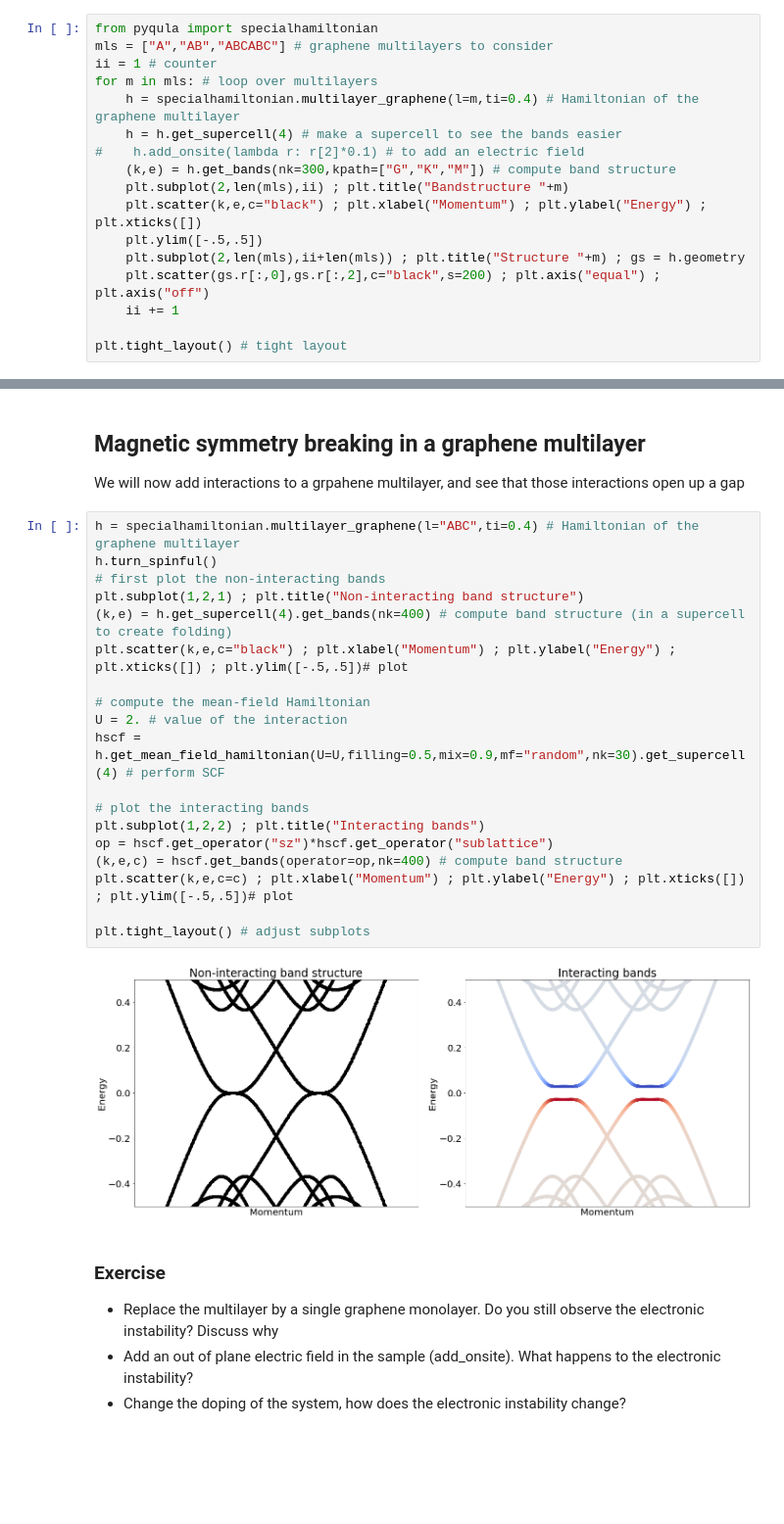
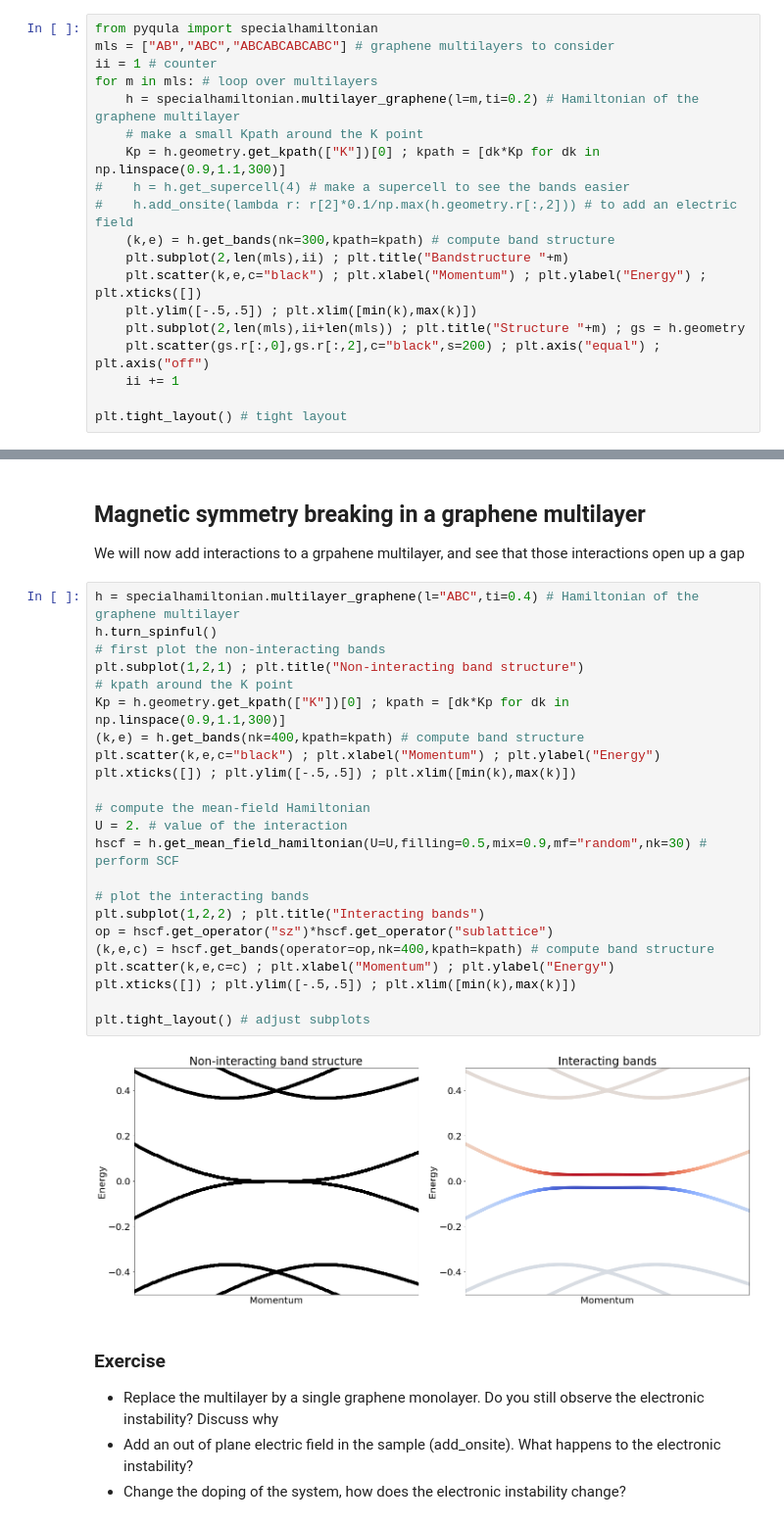
Before and after one commit to joselado/jyvaskyla_summer_school_2022, a Jupyter notebook: sessions/session3.ipynb, the cells around one changed output, grey strips where cells are left out. Shown at 98% size. Cells and saved outputs as stored; diff of their text form; blank space fills up the shorter version.

```diff
--- a/sessions/session3.ipynb
+++ b/sessions/session3.ipynb
@@ -389,16 +389,18 @@ plt.tight_layout() # adjust the subplots
 Let us now address specific graphene multilayers, and show how magnetic instabilities can emerge due to their enhanced density of states
 # %%
 from pyqula import specialhamiltonian
-mls = ["A","AB","ABCABC"] # graphene multilayers to consider
+mls = ["AB","ABC","ABCABCABCABC"] # graphene multilayers to consider
 ii = 1 # counter
 for m in mls: # loop over multilayers
-    h = specialhamiltonian.multilayer_graphene(l=m,ti=0.4) # Hamiltonian of the graphene multilayer
-    h = h.get_supercell(4) # make a supercell to see the bands easier
-#    h.add_onsite(lambda r: r[2]*0.1) # to add an electric field
-    (k,e) = h.get_bands(nk=300,kpath=["G","K","M"]) # compute band structure
+    h = specialhamiltonian.multilayer_graphene(l=m,ti=0.2) # Hamiltonian of the graphene multilayer
+    # make a small Kpath around the K point
+    Kp = h.geometry.get_kpath(["K"])[0] ; kpath = [dk*Kp for dk in np.linspace(0.9,1.1,300)]
+#    h = h.get_supercell(4) # make a supercell to see the bands easier
+#    h.add_onsite(lambda r: r[2]*0.1/np.max(h.geometry.r[:,2])) # to add an electric field
+    (k,e) = h.get_bands(nk=300,kpath=kpath) # compute band structure
     plt.subplot(2,len(mls),ii) ; plt.title("Bandstructure "+m)
     plt.scatter(k,e,c="black") ; plt.xlabel("Momentum") ; plt.ylabel("Energy") ; plt.xticks([])
-    plt.ylim([-.5,.5])
+    plt.ylim([-.5,.5]) ; plt.xlim([min(k),max(k)])
     plt.subplot(2,len(mls),ii+len(mls)) ; plt.title("Structure "+m) ; gs = h.geometry
     plt.scatter(gs.r[:,0],gs.r[:,2],c="black",s=200) ; plt.axis("equal") ; plt.axis("off")
     ii += 1
@@ -415,24 +418,28 @@ We will now add interactions to a grpahene multilayer, and see that those intera
 # %%
 h = specialhamiltonian.multilayer_graphene(l="ABC",ti=0.4) # Hamiltonian of the graphene multilayer
 h.turn_spinful()
 # first plot the non-interacting bands
 plt.subplot(1,2,1) ; plt.title("Non-interacting band structure")
-(k,e) = h.get_supercell(4).get_bands(nk=400) # compute band structure (in a supercell to create folding)
-plt.scatter(k,e,c="black") ; plt.xlabel("Momentum") ; plt.ylabel("Energy") ; plt.xticks([]) ; plt.ylim([-.5,.5])# plot
+# kpath around the K point
+Kp = h.geometry.get_kpath(["K"])[0] ; kpath = [dk*Kp for dk in np.linspace(0.9,1.1,300)]
+(k,e) = h.get_bands(nk=400,kpath=kpath) # compute band structure
+plt.scatter(k,e,c="black") ; plt.xlabel("Momentum") ; plt.ylabel("Energy")
+plt.xticks([]) ; plt.ylim([-.5,.5]) ; plt.xlim([min(k),max(k)])
 
 # compute the mean-field Hamiltonian
 U = 2. # value of the interaction
-hscf = h.get_mean_field_hamiltonian(U=U,filling=0.5,mix=0.9,mf="random",nk=30).get_supercell(4) # perform SCF
+hscf = h.get_mean_field_hamiltonian(U=U,filling=0.5,mix=0.9,mf="random",nk=30) # perform SCF
 
 # plot the interacting bands
 plt.subplot(1,2,2) ; plt.title("Interacting bands")
 op = hscf.get_operator("sz")*hscf.get_operator("sublattice")
-(k,e,c) = hscf.get_bands(operator=op,nk=400) # compute band structure
-plt.scatter(k,e,c=c) ; plt.xlabel("Momentum") ; plt.ylabel("Energy") ; plt.xticks([]) ; plt.ylim([-.5,.5])# plot
+(k,e,c) = hscf.get_bands(operator=op,nk=400,kpath=kpath) # compute band structure
+plt.scatter(k,e,c=c) ; plt.xlabel("Momentum") ; plt.ylabel("Energy")
+plt.xticks([]) ; plt.ylim([-.5,.5]) ; plt.xlim([min(k),max(k)])
 
 plt.tight_layout() # adjust subplots
 # %% [output]
-[figure, old version]
+[figure, new version]
 # %% [markdown]
 ### Exercise
 - Replace the multilayer by a single graphene monolayer. Do you still observe the electronic instability? Discuss why
```
Also changed, not shown: parts of 2 cells of this notebook.
